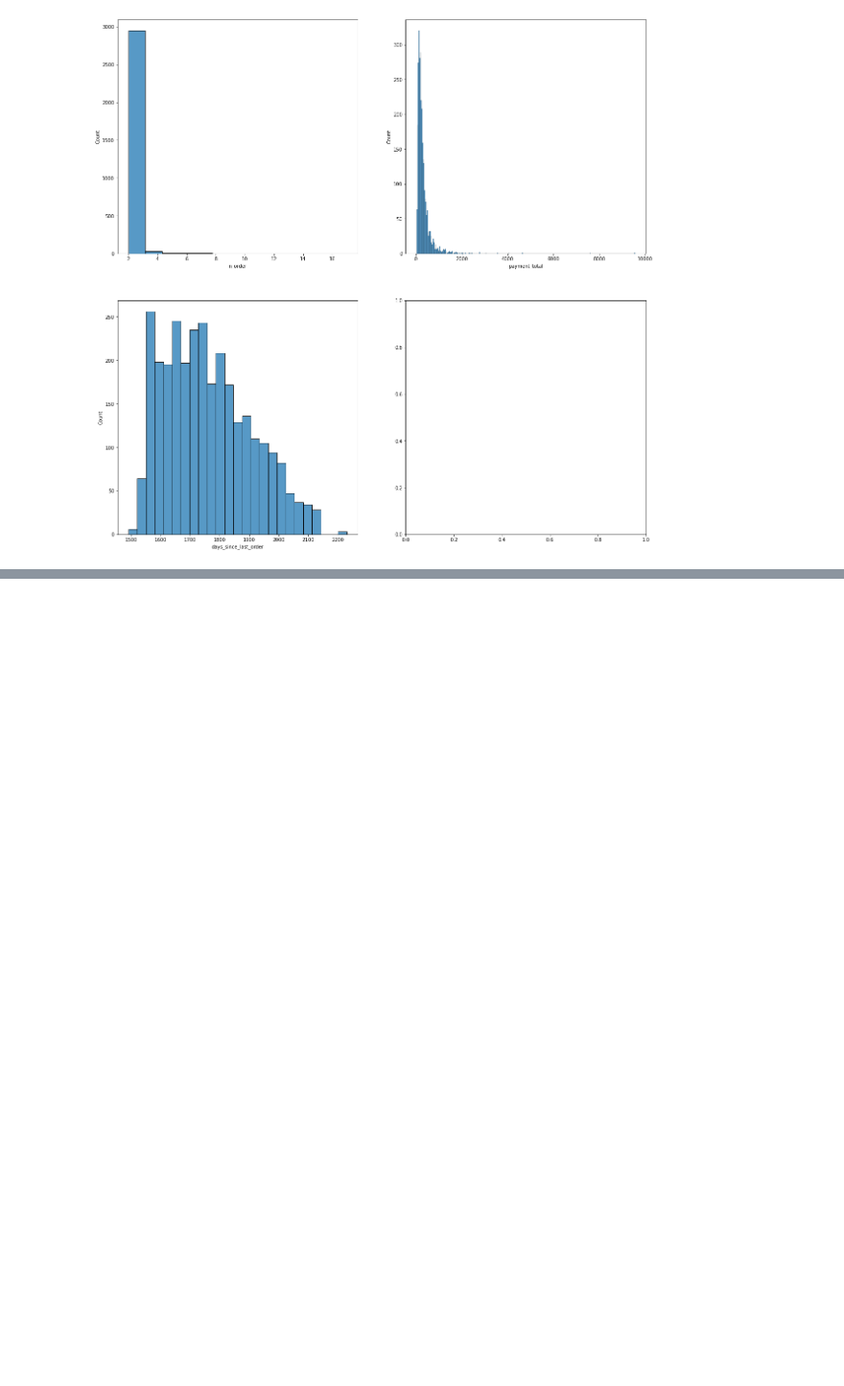
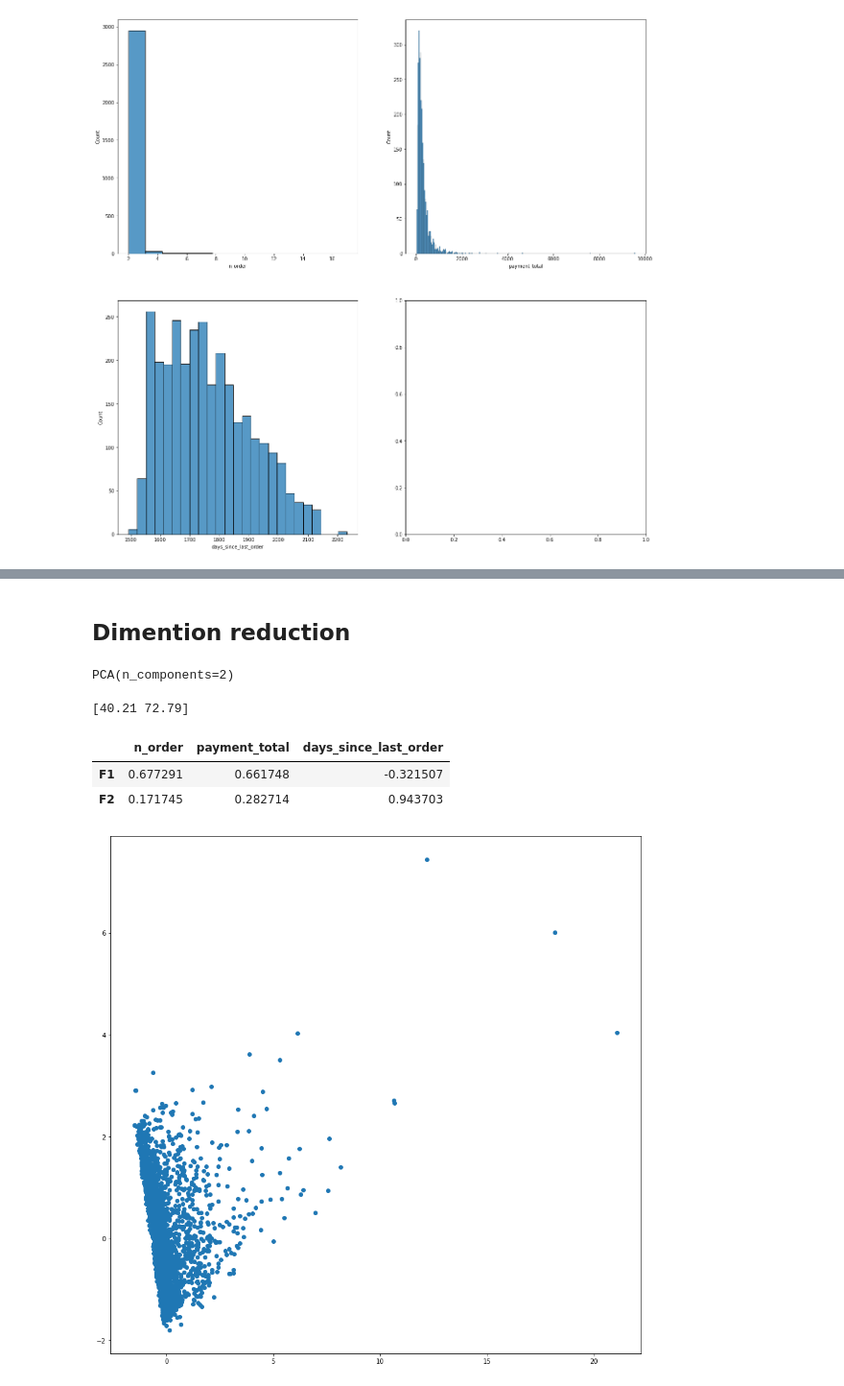
Before and after one commit to NicoJanko/Projet_5_OPC, a Jupyter notebook: Projet5_Explo.ipynb, the cells around one changed output, grey strips where cells are left out. Shown at 96% size. Saved outputs shown, nothing was run; the diff lists cells and outputs as text; code cells hidden in the pictures; blank space fills up the shorter version.

```diff
--- a/Projet5_Explo.ipynb
+++ b/Projet5_Explo.ipynb
@@ -144,0 +150,35 @@ md_df.to_csv('md_df.csv', index = False)
+# %% [markdown]
+## Dimention reduction
+# %%
+dim_df = pd.read_csv('md_df.csv')
+x = dim_df.values
+features = dim_df.columns
+# %%
+from sklearn import decomposition
+from sklearn import preprocessing
+
+pca = decomposition.PCA(n_components = 2)
+scaler = preprocessing.StandardScaler()
+x_scale = scaler.fit_transform(x)
+
+pca.fit(x_scale)
+# %% [output]
+PCA(n_components=2)
+# %%
+scree = (pca.explained_variance_ratio_*100).round(2).cumsum()
+print(scree)
+# %% [output]
+[40.21 72.79]
+# %%
+pd.DataFrame(pca.components_, columns = features, index = ['F1', 'F2'])
+# %% [output]
+|  | n_order | payment_total | days_since_last_order |
+| F1 | 0.677291 | 0.661748 | -0.321507 |
+| F2 | 0.171745 | 0.282714 | 0.943703 |
+# %%
+x_proj = pd.DataFrame(pca.transform(x_scale))
+fig, ax = plt.subplots(figsize = (15,15))
+ax.scatter(x_proj[0],x_proj[1])
+plt.show()
+# %% [output]
+[figure, added]
```
Also changed, not shown: parts of 5 cells of this notebook, 1 other file.
